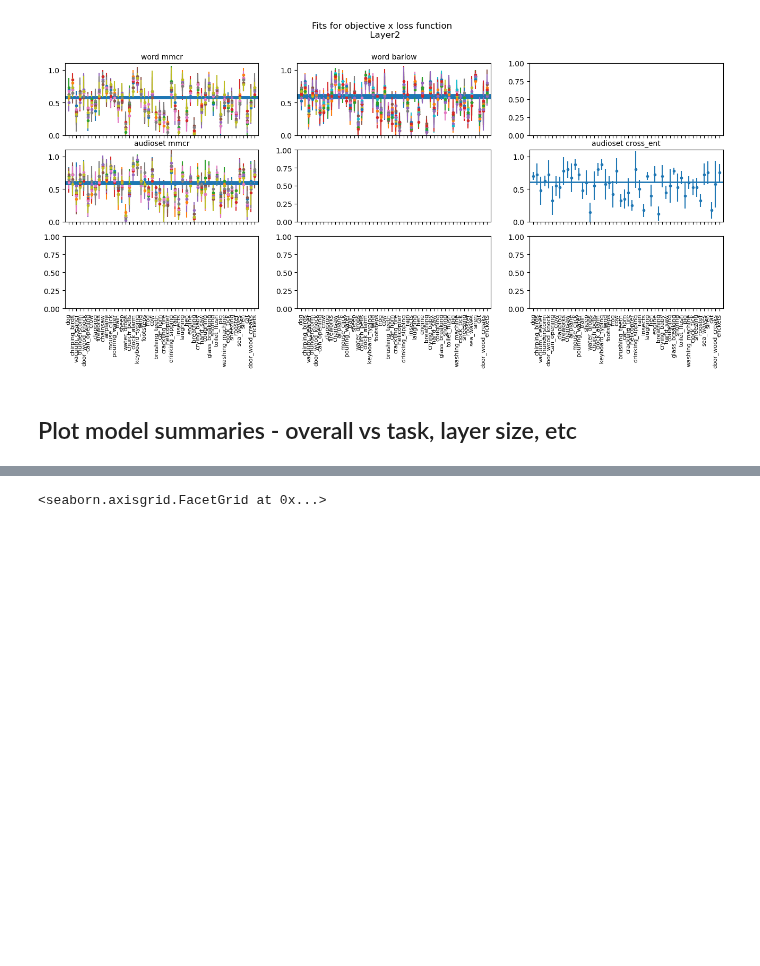
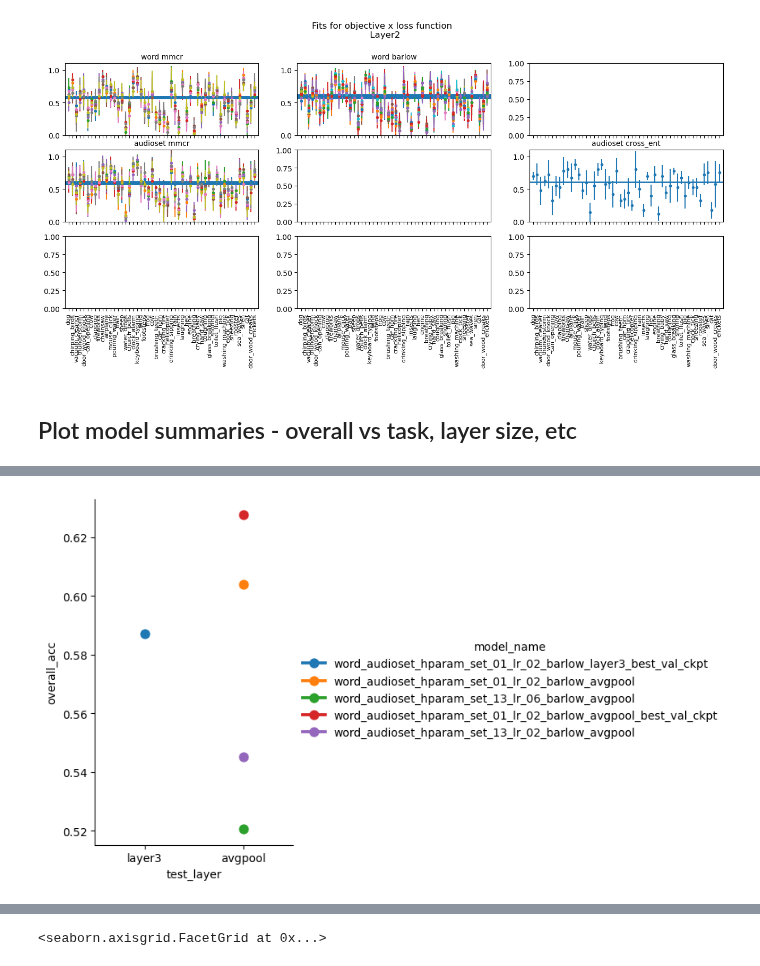
Before and after one commit to Feather-Lab/audio-ssl, a Jupyter notebook: notebooks/plot_esc_50_results.ipynb, the cells around one changed output, grey strips where cells are left out. Drawn from its saved outputs; the diff is of its cells as text; code cells hidden in the pictures; blank space fills up the shorter version.

```diff
--- a/notebooks/plot_esc_50_results.ipynb
+++ b/notebooks/plot_esc_50_results.ipynb
@@ -225,3 +248,10 @@ df[(df.task == 'audioset') & (df.loss == 'cross_ent')]
+# %%
+## Compare Datasets
+to_plot = df[df.train_set == 'Matched w RandomCrop']
+
+g = sns.catplot(data=to_plot, kind="point", y='overall_acc', x='test_layer', hue='model_name')
+# %% [output]
+[figure, added]
 # %%
 g = sns.catplot(data=df, y='overall_acc', kind='point', x='test_layer', col='task', hue='loss', order=test_layers, height=2.5, linewidth=2,  markersize=3,)
 g.set_xticklabels(rotation=90)
```
Also changed, not shown: parts of 7 cells of this notebook, 11 other files.
